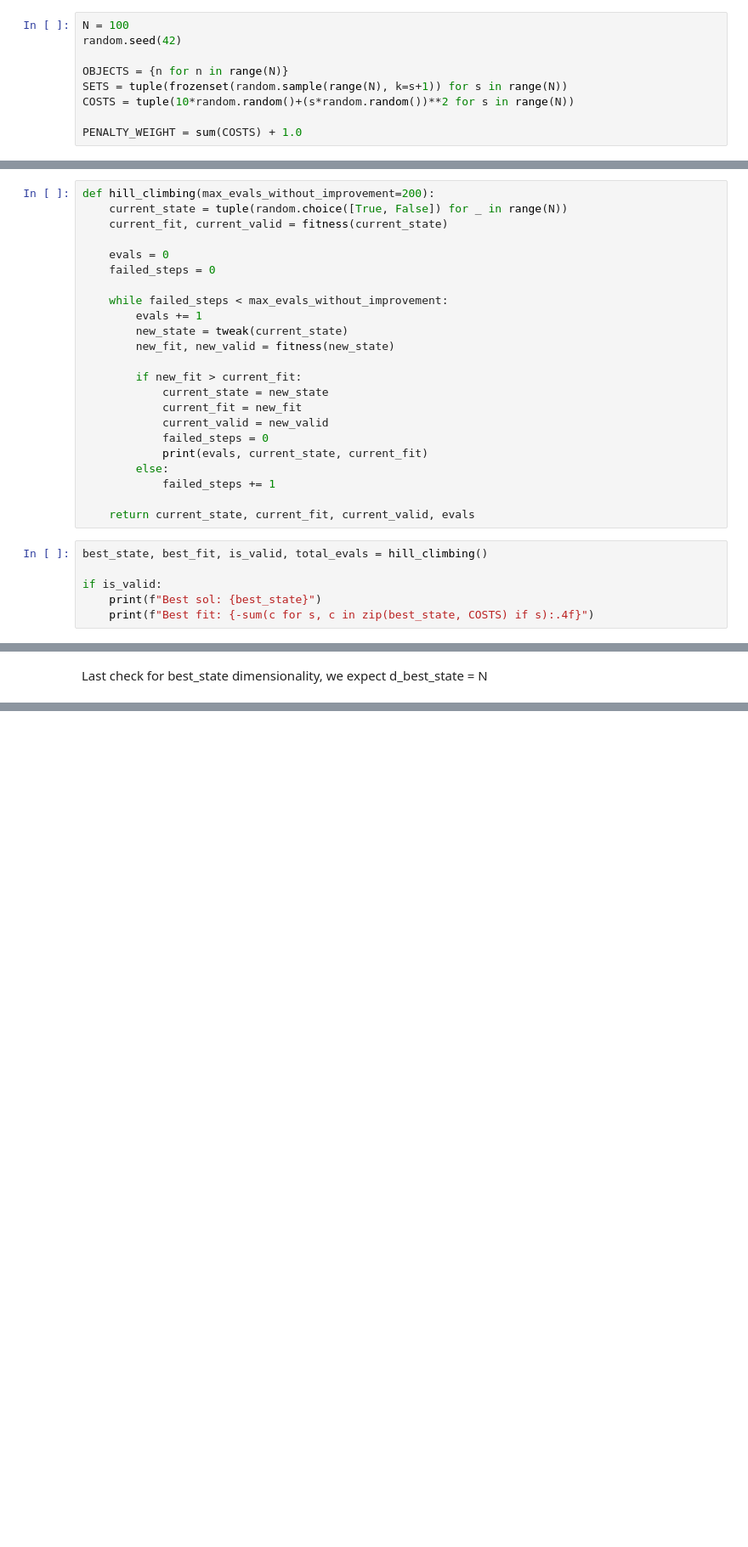
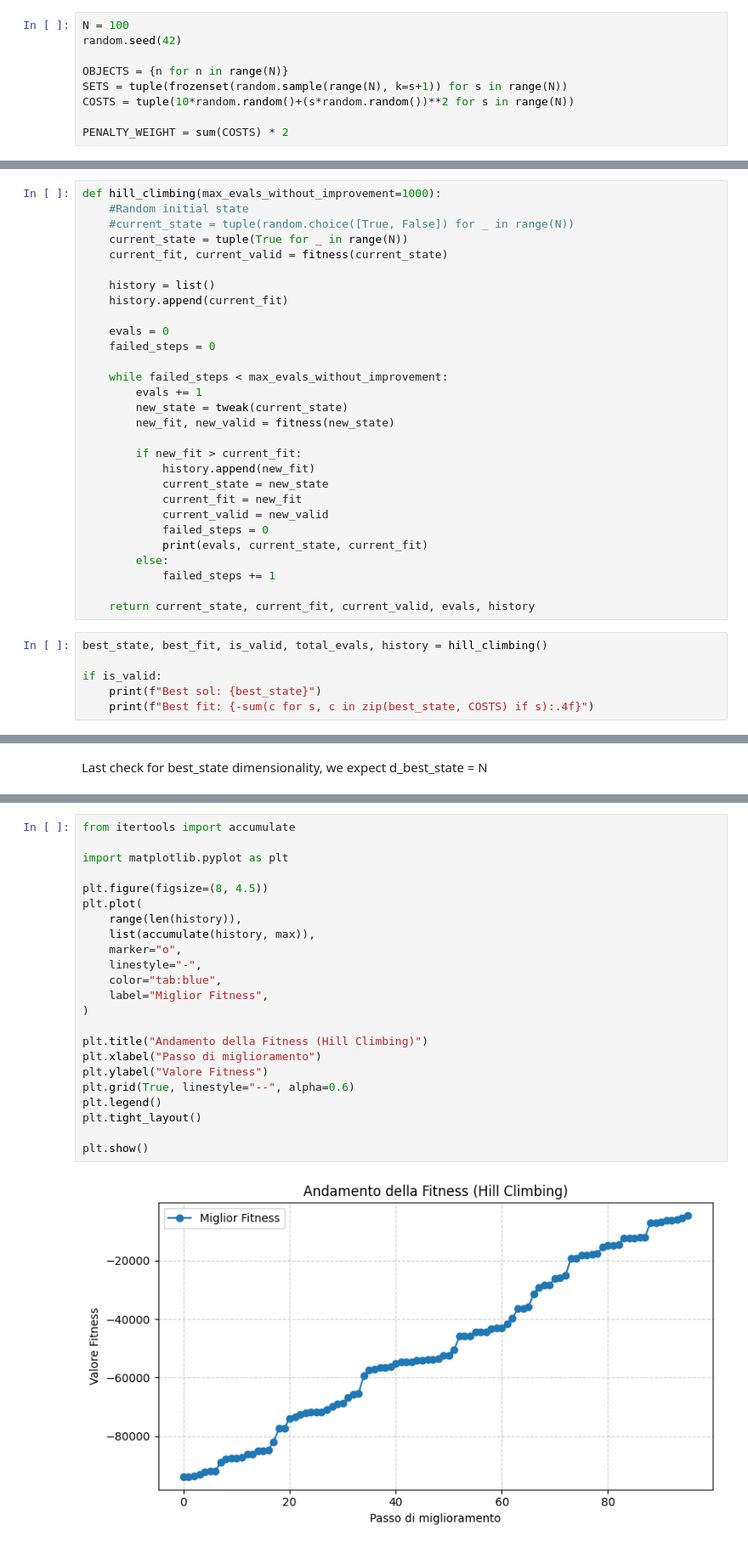
Before and after one commit to giovannipantano/CI2026_lab2, a Jupyter notebook: lab2.ipynb, the cells around one changed output, grey strips where cells are left out. Shown at 85% size. Saved outputs shown, nothing was run; the diff lists cells and outputs as text; blank space fills up the shorter version.

```diff
--- a/lab2.ipynb
+++ b/lab2.ipynb
@@ -14,6 +14,6 @@ OBJECTS = {n for n in range(N)}
 SETS = tuple(frozenset(random.sample(range(N), k=s+1)) for s in range(N))
 COSTS = tuple(10*random.random()+(s*random.random())**2 for s in range(N))
 
-PENALTY_WEIGHT = sum(COSTS) + 1.0
+PENALTY_WEIGHT = sum(COSTS) * 2
 # %%
 OBJECTS, SETS, COSTS
@@ -49,9 +67,14 @@ def tweak(state):
 
     return tuple(new_state)
 # %%
-def hill_climbing(max_evals_without_improvement=200):
-    current_state = tuple(random.choice([True, False]) for _ in range(N))
+def hill_climbing(max_evals_without_improvement=1000):
+    #Random initial state
+    #current_state = tuple(random.choice([True, False]) for _ in range(N))
+    current_state = tuple(True for _ in range(N))
     current_fit, current_valid = fitness(current_state)
+
+    history = list()
+    history.append(current_fit)
 
     evals = 0
     failed_steps = 0
@@ -62,6 +85,7 @@ def hill_climbing(max_evals_without_improvement=200):
         new_fit, new_valid = fitness(new_state)
 
         if new_fit > current_fit:
+            history.append(new_fit)
             current_state = new_state
             current_fit = new_fit
             current_valid = new_valid
@@ -70,9 +94,9 @@ def hill_climbing(max_evals_without_improvement=200):
         else:
             failed_steps += 1
 
-    return current_state, current_fit, current_valid, evals
+    return current_state, current_fit, current_valid, evals, history
 # %%
-best_state, best_fit, is_valid, total_evals = hill_climbing()
+best_state, best_fit, is_valid, total_evals, history = hill_climbing()
 
 if is_valid:
     print(f"Best sol: {best_state}")
@@ -84,0 +129,25 @@ len(covered_elements)
+# %%
+from itertools import accumulate
+
+import matplotlib.pyplot as plt
+
+plt.figure(figsize=(8, 4.5))
+plt.plot(
+    range(len(history)),
+    list(accumulate(history, max)),
+    marker="o",
+    linestyle="-",
+    color="tab:blue",
+    label="Miglior Fitness",
+)
+
+plt.title("Andamento della Fitness (Hill Climbing)")
+plt.xlabel("Passo di miglioramento")
+plt.ylabel("Valore Fitness")
+plt.grid(True, linestyle="--", alpha=0.6)
+plt.legend()
+plt.tight_layout()
+
+plt.show()
+# %% [output]
+[figure, added]
```
Also changed, not shown: parts of 3 cells of this notebook, 1 other file.
